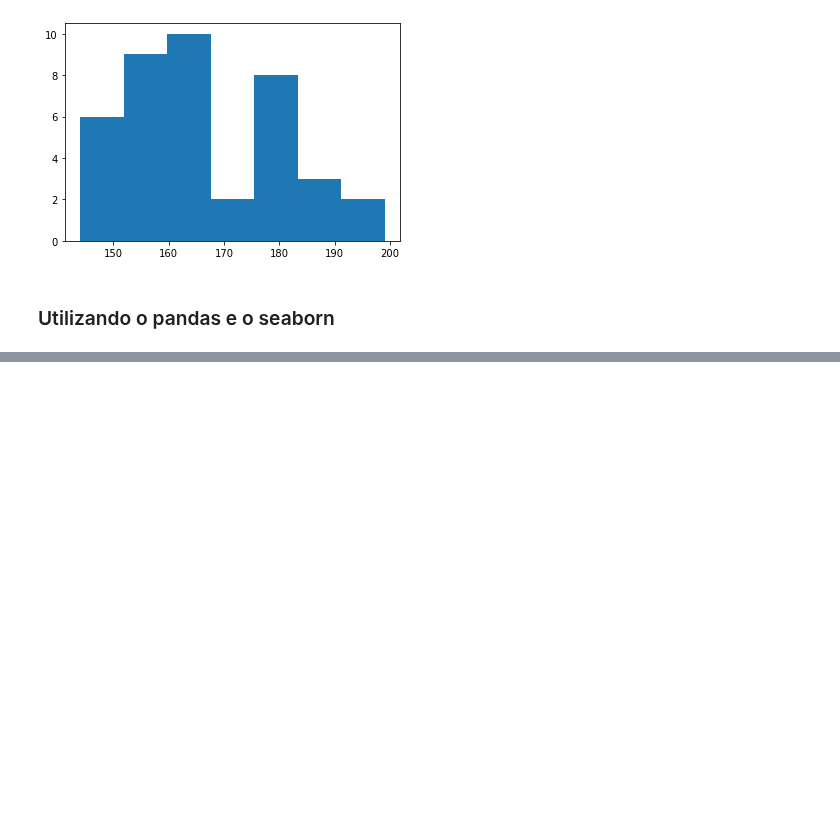
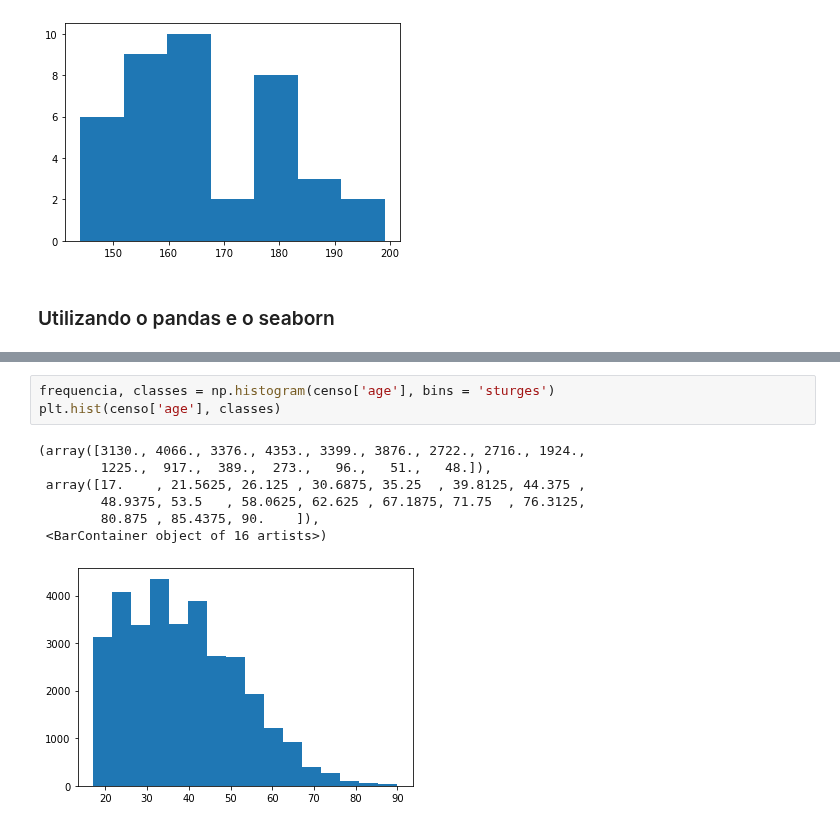
Before and after one commit to pamelaferreiralima/estudos_python_matheus, a Jupyter notebook: Estatística para Machine Learning/Parte 3/Distribuição de Frequência.ipynb, the cells around one changed output, grey strips where cells are left out. Cells and saved outputs as stored; diff of their text form; blank space fills up the shorter version.

```diff
--- a/Estatística para Machine Learning/Parte 3/Distribuição de Frequência.ipynb
+++ b/Estatística para Machine Learning/Parte 3/Distribuição de Frequência.ipynb
@@ -209,0 +285,11 @@ plt.hist(dados, classes)
+# %%
+frequencia, classes = np.histogram(censo['age'], bins = 'sturges')
+plt.hist(censo['age'], classes)
+# %% [output]
+(array([3130., 4066., 3376., 4353., 3399., 3876., 2722., 2716., 1924.,
+        1225.,  917.,  389.,  273.,   96.,   51.,   48.]),
+ array([17.    , 21.5625, 26.125 , 30.6875, 35.25  , 39.8125, 44.375 ,
+        48.9375, 53.5   , 58.0625, 62.625 , 67.1875, 71.75  , 76.3125,
+        80.875 , 85.4375, 90.    ]),
+ <BarContainer object of 16 artists>)
+[figure, added]
```
Also changed, not shown: parts of 9 cells of this notebook.
